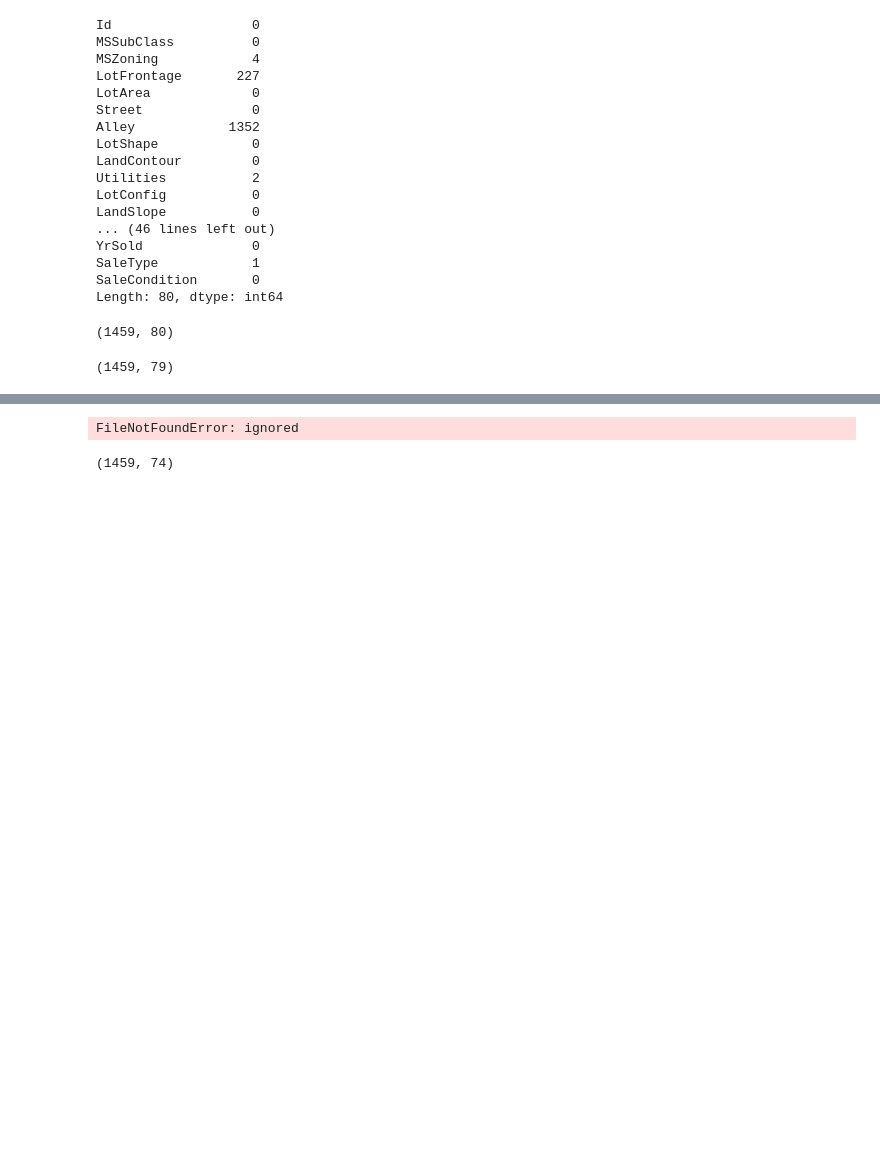
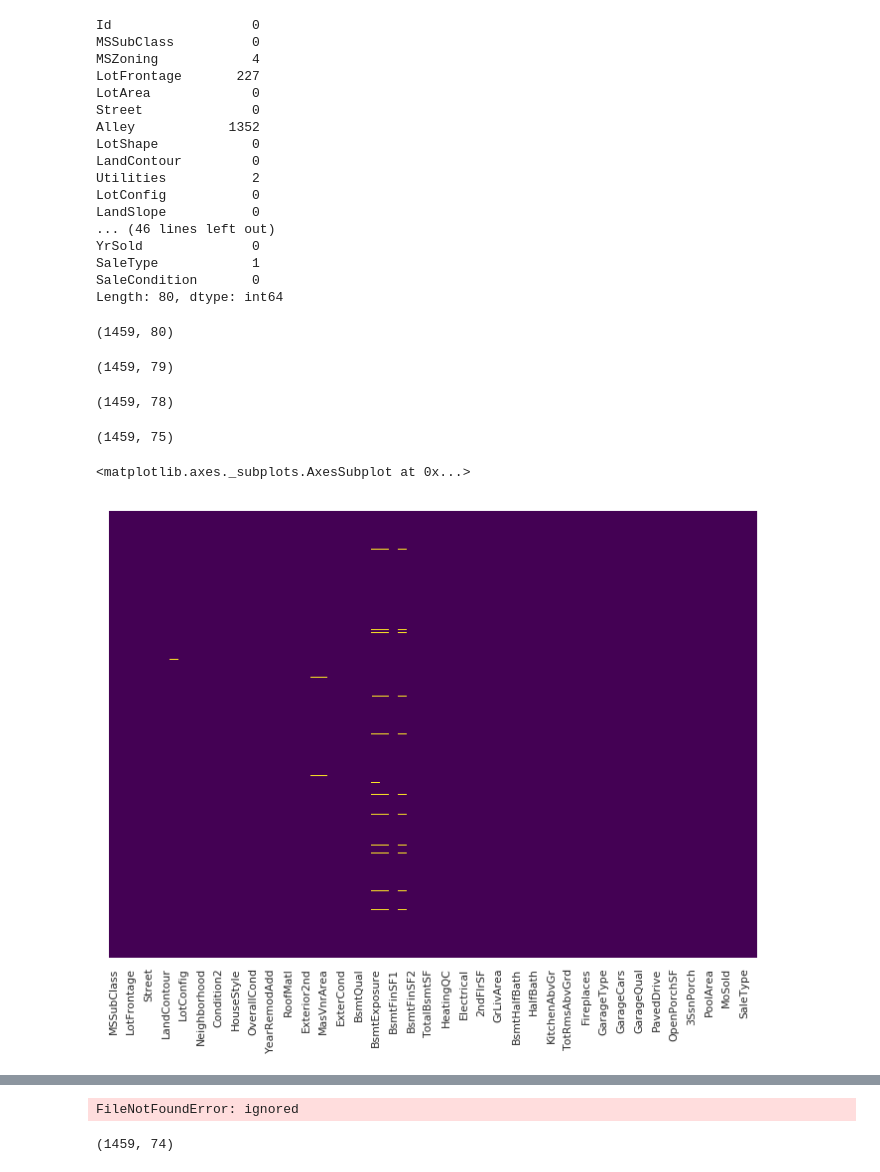
Before and after one commit to JPLAVALLEY/kaggle, a Jupyter notebook: Housing_Prices.ipynb, the cells around one changed output, grey strips where cells are left out. Cells and saved outputs as stored; diff of their text form; code cells hidden in the pictures; blank space fills up the shorter version.

```diff
--- a/Housing_Prices.ipynb
+++ b/Housing_Prices.ipynb
@@ -255,0 +259,26 @@ test_df.shape
+# %%
+test_df['FireplaceQu']=test_df['FireplaceQu'].fillna(test_df['FireplaceQu'].mode()[0])
+test_df['GarageType']=test_df['GarageType'].fillna(test_df['GarageType'].mode()[0])
+# %%
+test_df.drop(['GarageYrBlt'],axis=1,inplace=True)
+# %%
+test_df.shape
+# %% [output]
+(1459, 78)
+# %%
+test_df['GarageFinish']=test_df['GarageFinish'].fillna(test_df['GarageFinish'].mode()[0])
+test_df['GarageQual']=test_df['GarageQual'].fillna(test_df['GarageQual'].mode()[0])
+test_df['GarageCond']=test_df['GarageCond'].fillna(test_df['GarageCond'].mode()[0])
+
+test_df.drop(['PoolQC','Fence','MiscFeature'],axis=1,inplace=True)
+# %%
+test_df.shape
+# %% [output]
+(1459, 75)
+# %%
+test_df.drop(['Id'],axis=1,inplace=True)
+# %%
+sns.heatmap(test_df.isnull(),yticklabels=False,cbar=False,cmap='viridis')
+# %% [output]
+<matplotlib.axes._subplots.AxesSubplot at 0x...>
+[figure, added]
```
Also changed, not shown: parts of 8 cells of this notebook.
